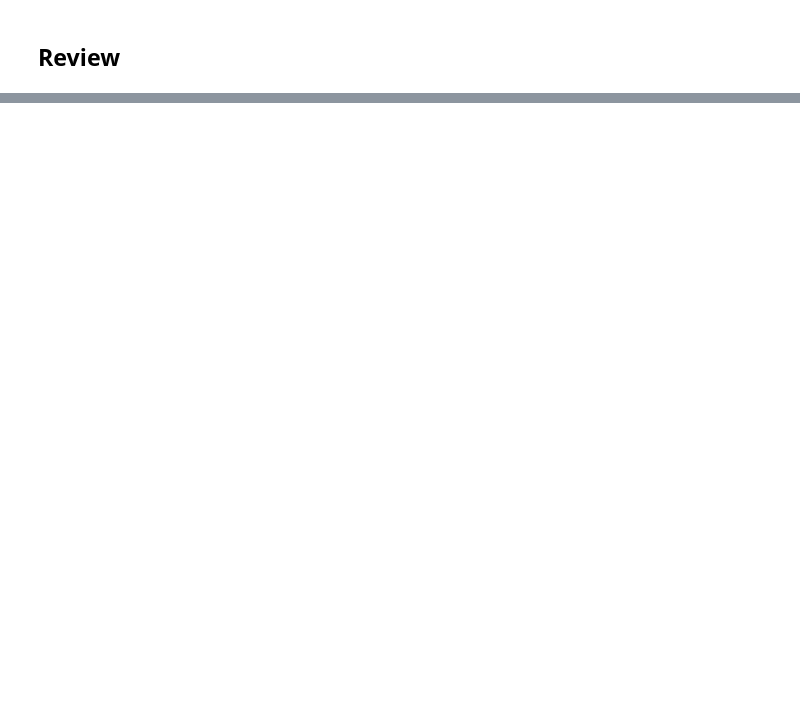
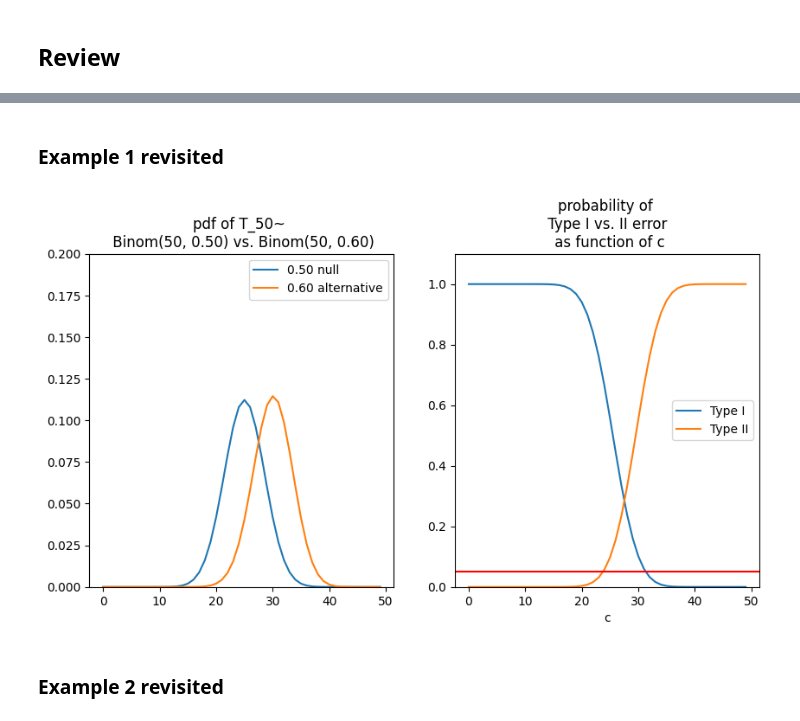
Before and after one commit to logic-teaching/philstatsbook, a Jupyter notebook: Chap07.ipynb, the cells around one changed output, grey strips where cells are left out. Cells and saved outputs as stored; diff of their text form; code cells hidden in the pictures; blank space fills up the shorter version.

```diff
--- a/Chap07.ipynb
+++ b/Chap07.ipynb
@@ -160,0 +196,39 @@ NameError: name 'np' is not defined
+# %% [markdown]
+### Example 1 revisited
+# %%
+# parameters of the binomial distribution
+
+n1 = 50   # set value of n, number of trials
+p = .5 # set value of p, null hypothesis
+q = .6 # set value of q, a specific alternative hypothesis.
+# %%
+v = np.arange(0, n1) # values for x-axis
+Xpdf = binom.pmf(v, n1, p) # pdf for X
+Xcdf = binom.cdf(v, n1, p) # cdf for X
+Xccdf = 1-Xcdf               # ccdf for X
+Ypdf = binom.pmf(v, n1, q) # pdf for Y\
+Ycdf = binom.cdf(v, n1, q) # cdf for Y
+Yccdf = 1-Ycdf               # ccdf for Y
+
+
+fig, axs = plt.subplots(1, 2, figsize=(10, 5))  # 1 row, 3 columns
+
+axs[0].plot(v, Xpdf, label='%1.2f null' % p)
+axs[0].plot(v, Ypdf, label='%1.2f alternative' % q)
+axs[0].set_ylim(0, .2)
+axs[0].set_title('pdf of T_%i~ \n Binom(%i, %1.2f) vs. Binom(%i, %1.2f)' % (n1,n1,p, n1, q))
+axs[0].legend()
+
+axs[1].plot(v, Xpdf+Xccdf, label='Type I')
+axs[1].plot(v, Ycdf, color ='C1', label='Type II')
+axs[1].set_ylim(0, 1.1)
+axs[1].set_title('probability of \n Type I vs. II error \n as function of c')
+axs[1].set_xlabel('c')  # Add x-axis label
+axs[1].axhline(y=.05, color='r')
+axs[1].legend()
+
+plt.show()
+# %% [output]
+[figure, added]
+# %% [markdown]
+### Example 2 revisited
```
Also changed, not shown: parts of 38 cells of this notebook, 49 other files.
